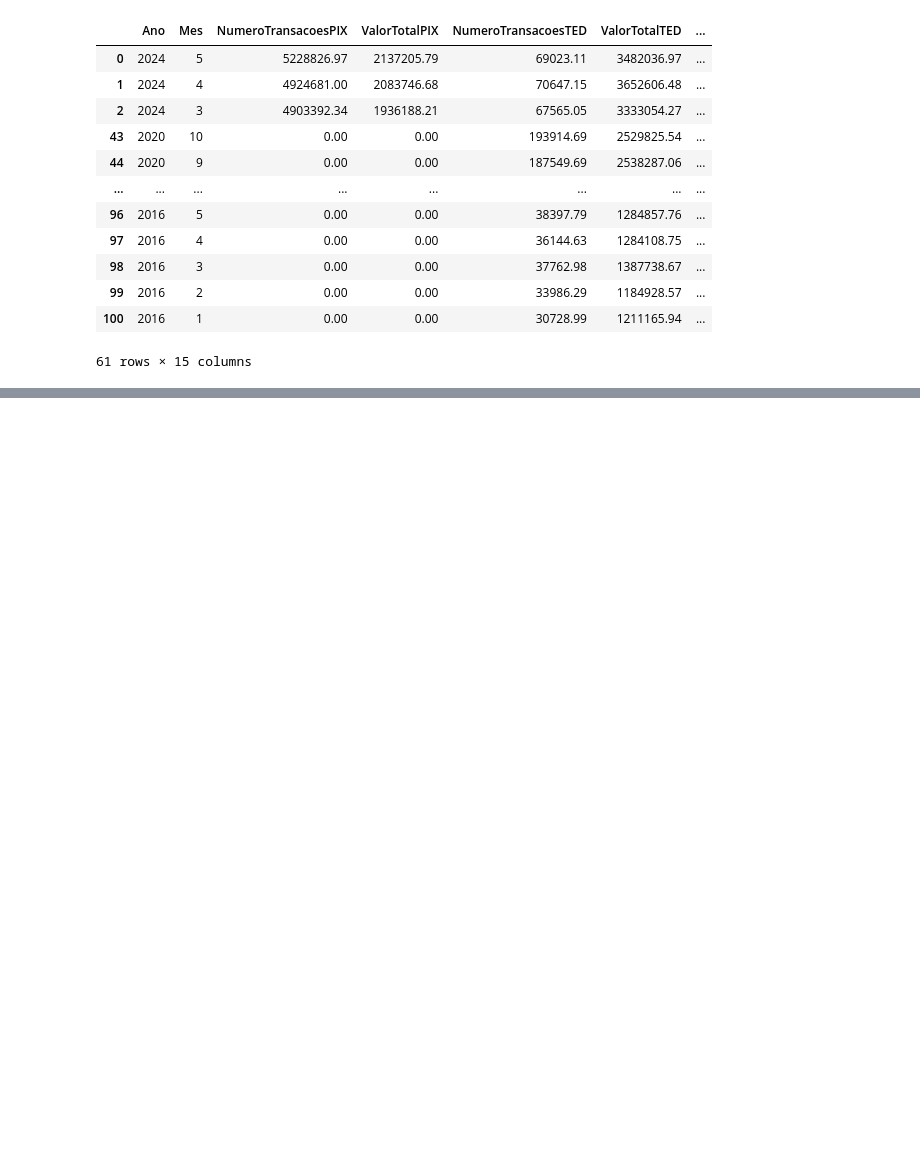
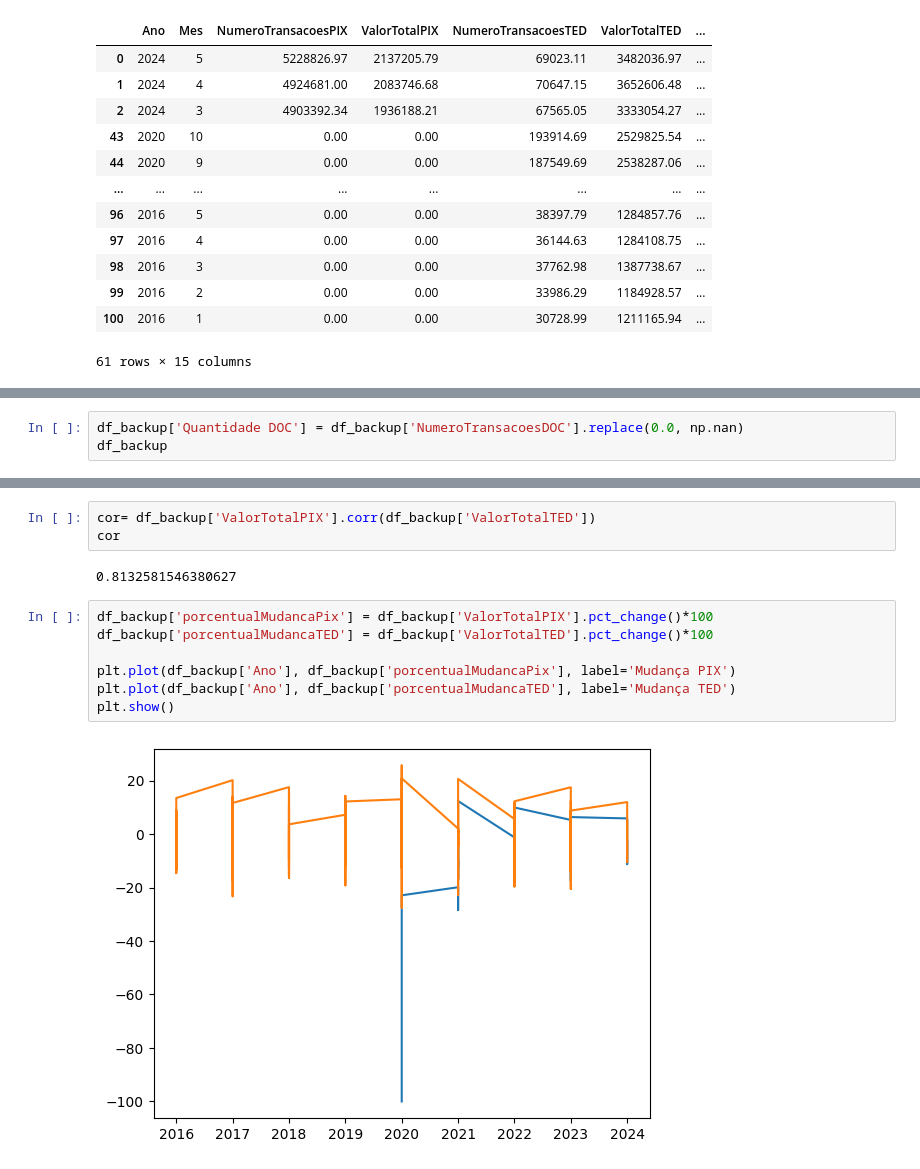
Before and after one commit to wallacee20/MetodoPagamentoBr, a Jupyter notebook: metodo_pagamento.ipynb, the cells around one changed output, grey strips where cells are left out. Drawn from its saved outputs; the diff is of its cells as text; blank space fills up the shorter version.

```diff
--- a/metodo_pagamento.ipynb
+++ b/metodo_pagamento.ipynb
@@ -288,0 +282,3 @@ cop_df_unificado
+# %%
+df_backup['Quantidade DOC'] = df_backup['NumeroTransacoesDOC'].replace(0.0, np.nan)
+df_backup
@@ -288,0 +299,14 @@ cop_df_unificado
+# %%
+cor= df_backup['ValorTotalPIX'].corr(df_backup['ValorTotalTED'])
+cor
+# %% [output]
+0.8132581546380627
+# %%
+df_backup['porcentualMudancaPix'] = df_backup['ValorTotalPIX'].pct_change()*100
+df_backup['porcentualMudancaTED'] = df_backup['ValorTotalTED'].pct_change()*100
+
+plt.plot(df_backup['Ano'], df_backup['porcentualMudancaPix'], label='Mudança PIX')
+plt.plot(df_backup['Ano'], df_backup['porcentualMudancaTED'], label='Mudança TED')
+plt.show()
+# %% [output]
+[figure, added]
```
Also changed, not shown: parts of 32 cells of this notebook, 1 other file.
